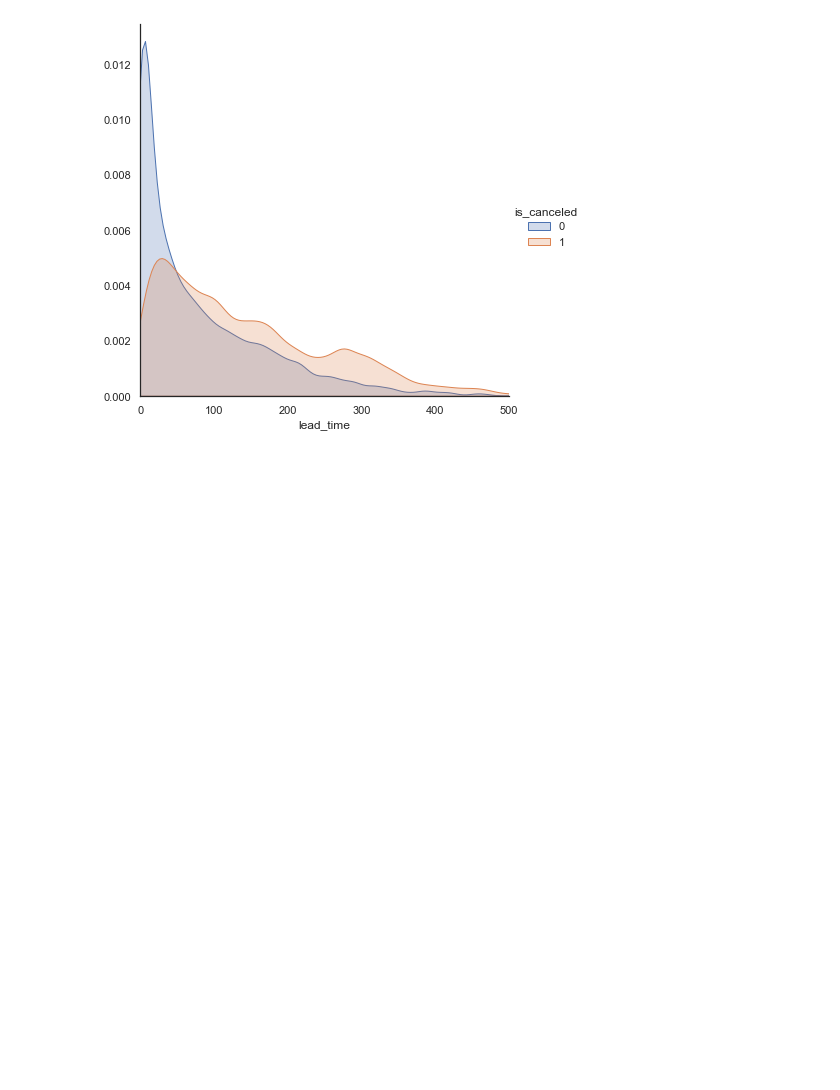
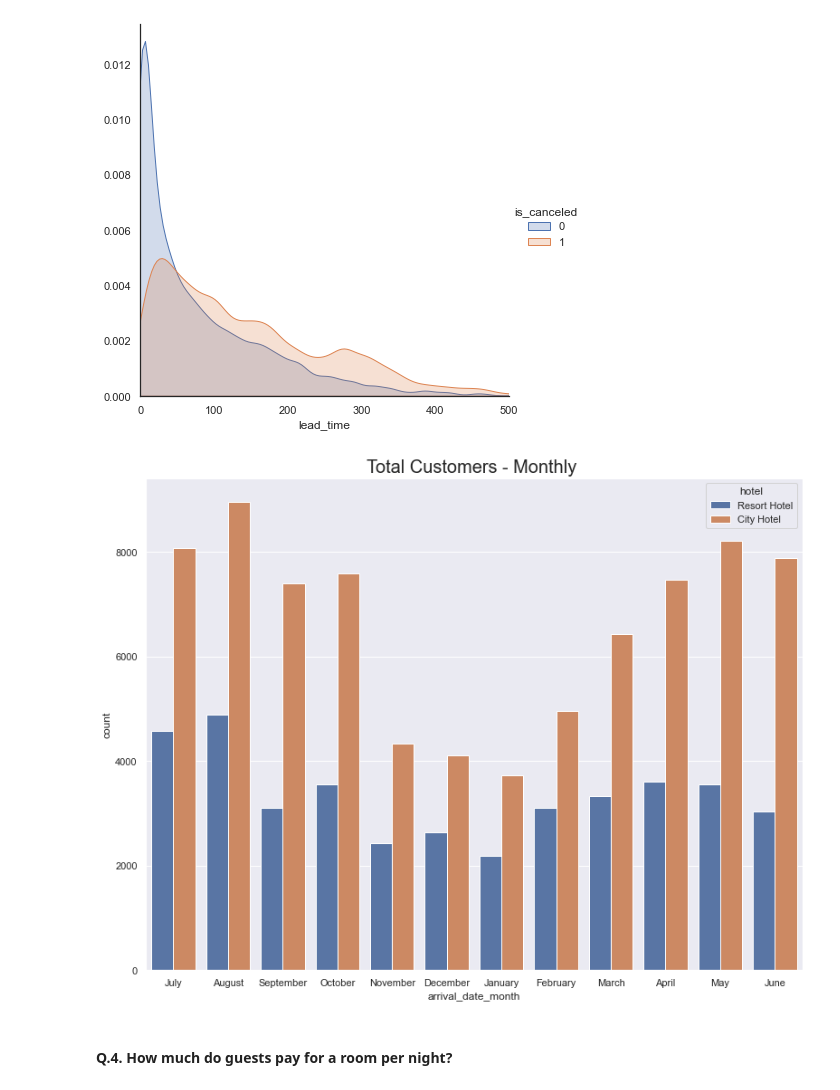
Before and after one commit to Binita72/Hotel_Booking_Prediction, a Jupyter notebook: Prediction_of_Hotel_Booking.ipynb, the cells around one changed output. Drawn from its saved outputs; the diff is of its cells as text; code cells hidden in the pictures; blank space fills up the shorter version.

```diff
--- a/Prediction_of_Hotel_Booking.ipynb
+++ b/Prediction_of_Hotel_Booking.ipynb
@@ -275,3 +275,12 @@ Text(0.5, 1.0, 'Countplot Distributon of Segments by Cancellation')
     .add_legend());
 # %% [output]
 [figure]
+# %%
+plt.figure(figsize =(13,10))
+sns.set(style="darkgrid")
+plt.title("Total Customers - Monthly ", fontdict={'fontsize': 20})
+ax = sns.countplot(x = "arrival_date_month", hue = 'hotel', data = full_data_clean)
+# %% [output]
+[figure, added]
+# %% [markdown]
+#### Q.4. How much do guests pay for a room per night?
```
